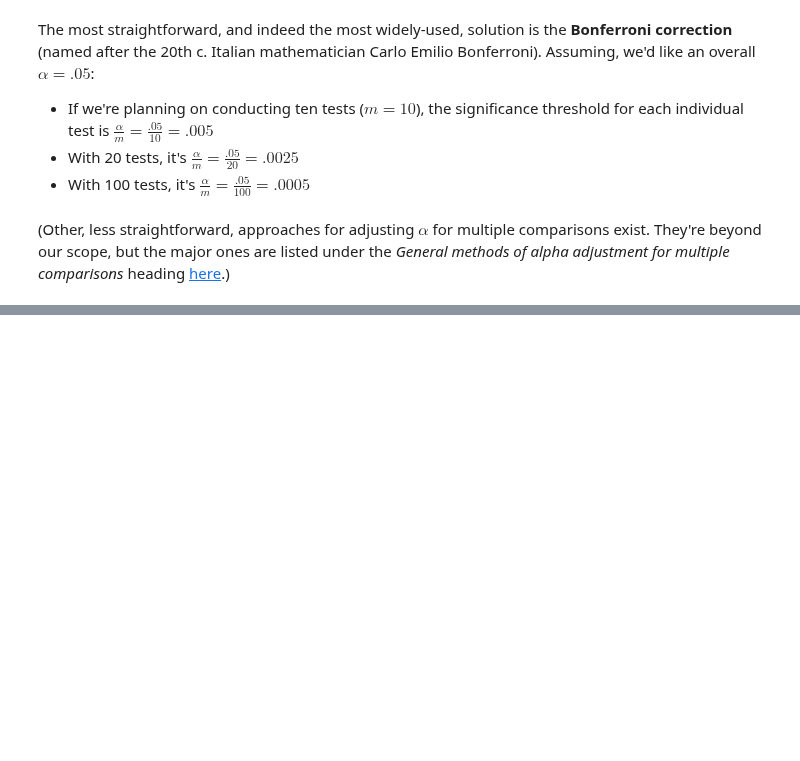
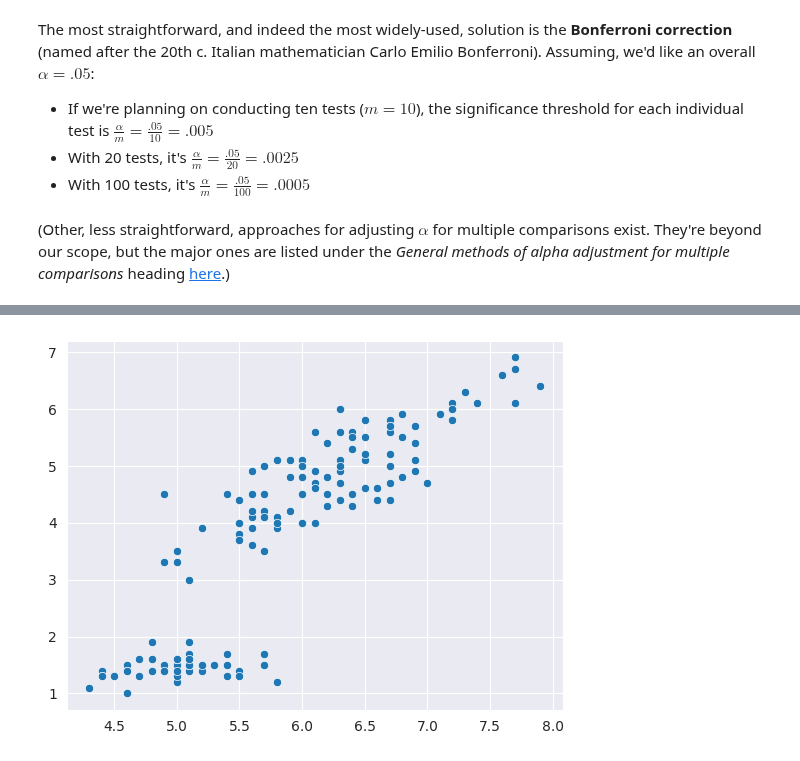
Before and after one commit to fakhar-iqbal/Machine_Learning_Fundamentals, a Jupyter notebook: Statistics.ipynb, the cells around one changed output, grey strips where cells are left out. Drawn from its saved outputs; the diff is of its cells as text; code cells hidden in the pictures; blank space fills up the shorter version.

```diff
--- a/Statistics.ipynb
+++ b/Statistics.ipynb
@@ -1058,0 +1063,3 @@ The most straightforward, and indeed the most widely-used, solution is the **Bon
+# %%
+x = iris.sepal_length.to_numpy()
+x
@@ -1058,0 +1079,6 @@ The most straightforward, and indeed the most widely-used, solution is the **Bon
+# %%
+y = iris.petal_length.to_numpy()
+# %%
+_  =sns.scatterplot(x=x,y=y)
+# %% [output]
+[figure, added]
```
Also changed, not shown: parts of 41 cells of this notebook.
